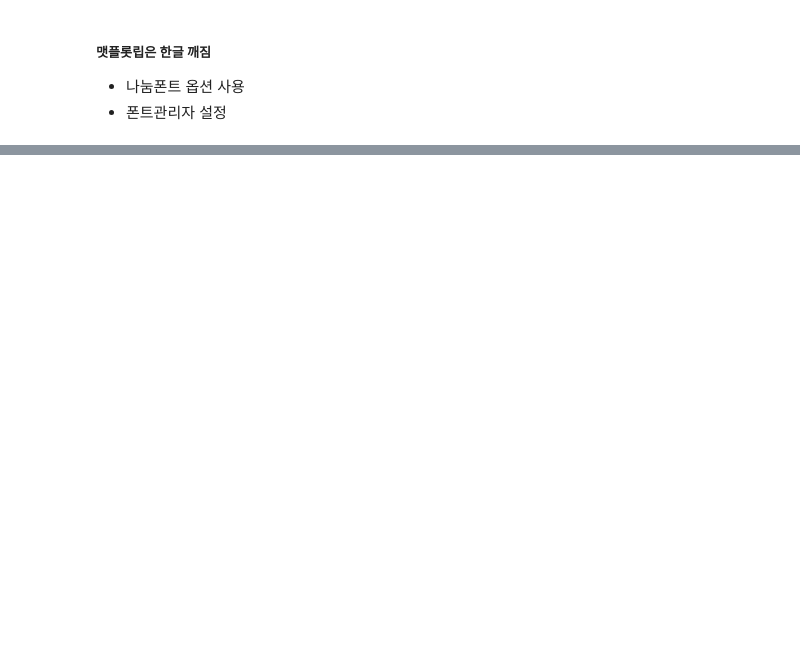
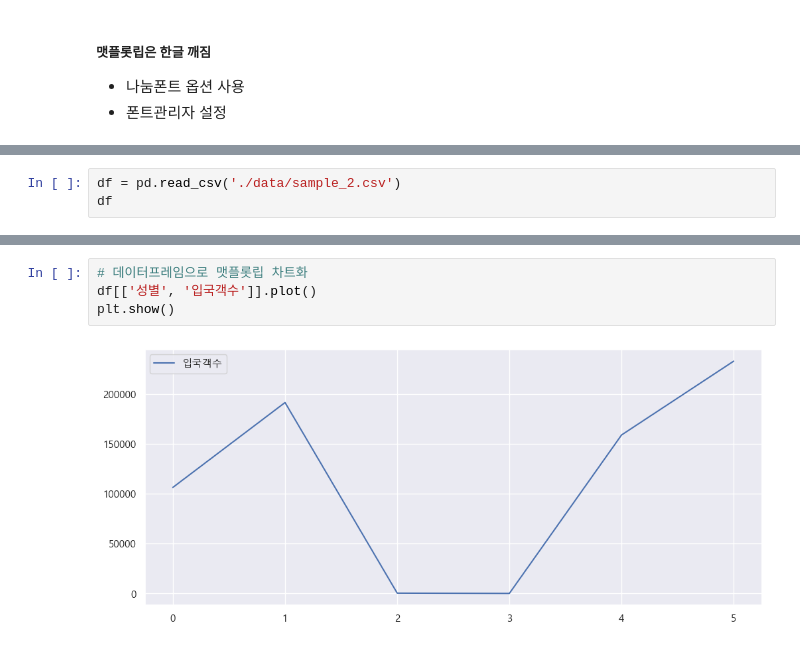
Before and after one commit to c9yu/Iot-bigdata-2024, a Jupyter notebook: day01/bda03_matplotlib_basic.ipynb, the cells around one changed output, grey strips where cells are left out. Drawn from its saved outputs; the diff is of its cells as text; blank space fills up the shorter version.

```diff
--- a/day01/bda03_matplotlib_basic.ipynb
+++ b/day01/bda03_matplotlib_basic.ipynb
@@ -93,0 +129,3 @@ plt.show()
+# %%
+df = pd.read_csv('./data/sample_2.csv')
+df
@@ -93,0 +140,6 @@ plt.show()
+# %%
+# 데이터프레임으로 맷플롯립 차트화
+df[['성별', '입국객수']].plot()
+plt.show()
+# %% [output]
+[figure, added]
```
Also changed, not shown: parts of 15 cells of this notebook.
